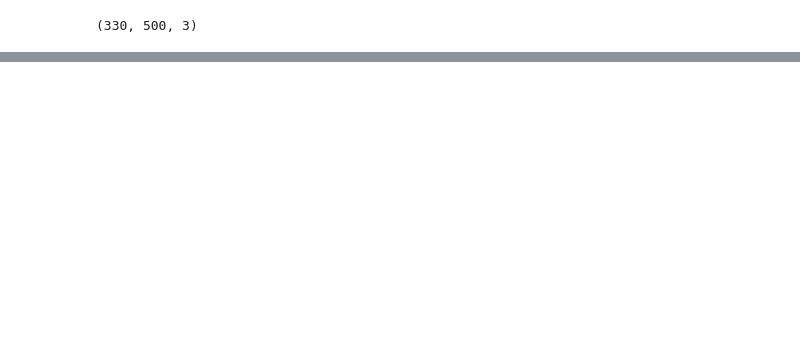
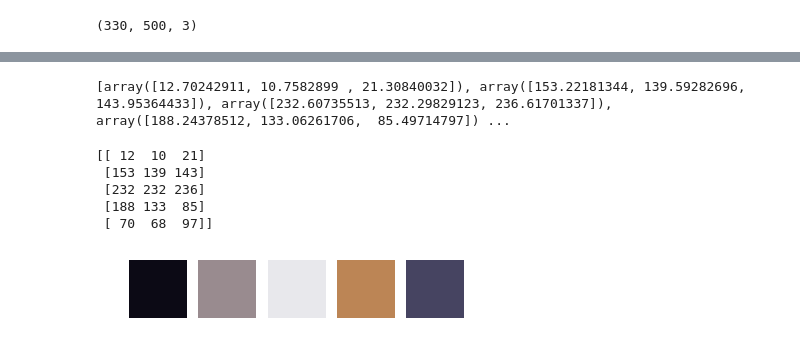
Before and after one commit to yatin9988/Image-Segmentation, a Jupyter notebook: Image Segmentation.ipynb, the cells around one changed output, grey strips where cells are left out. Cells and saved outputs as stored; diff of their text form; code cells hidden in the pictures; blank space fills up the shorter version.

Commit message:
determined the K dominant colors

```diff
--- a/Image Segmentation.ipynb
+++ b/Image Segmentation.ipynb
@@ -22,7 +22,7 @@ clusters = {}
 
 for kx in range(k):
 
-    center = 255*np.random.random((3,))
+    center = 250*np.random.random((3,))
     points = []
     cluster={
         'center':center,
@@ -72,0 +80,33 @@ def Mstep(clusters):
+# %%
+centers = []
+# %%
+for i in range(k):
+    centers.append(clusters[i]['center'])
+# %%
+print(centers)
+# %% [output]
+[array([12.70242911, 10.7582899 , 21.30840032]), array([153.22181344, 139.59282696, 143.95364433]), array([232.60735513, 232.29829123, 236.61701337]), array([188.24378512, 133.06261706,  85.49714797]) ...
+# %%
+colors = np.array(centers,dtype='int32')
+# %%
+print(colors)
+# %% [output]
+[[ 12  10  21]
+ [153 139 143]
+ [232 232 236]
+ [188 133  85]
+ [ 70  68  97]]
+# %%
+i = 1
+for color in colors:
+
+    plt.subplot(1,5,i)
+    i+=1
+    plt.axis("off")
+
+    c = np.zeros((100,100,3),dtype='int32')
+    c[:,:,:] = color
+    plt.imshow(c)
+plt.show()
+# %% [output]
+[figure, added]
```
Also changed, not shown: parts of 4 cells of this notebook.
